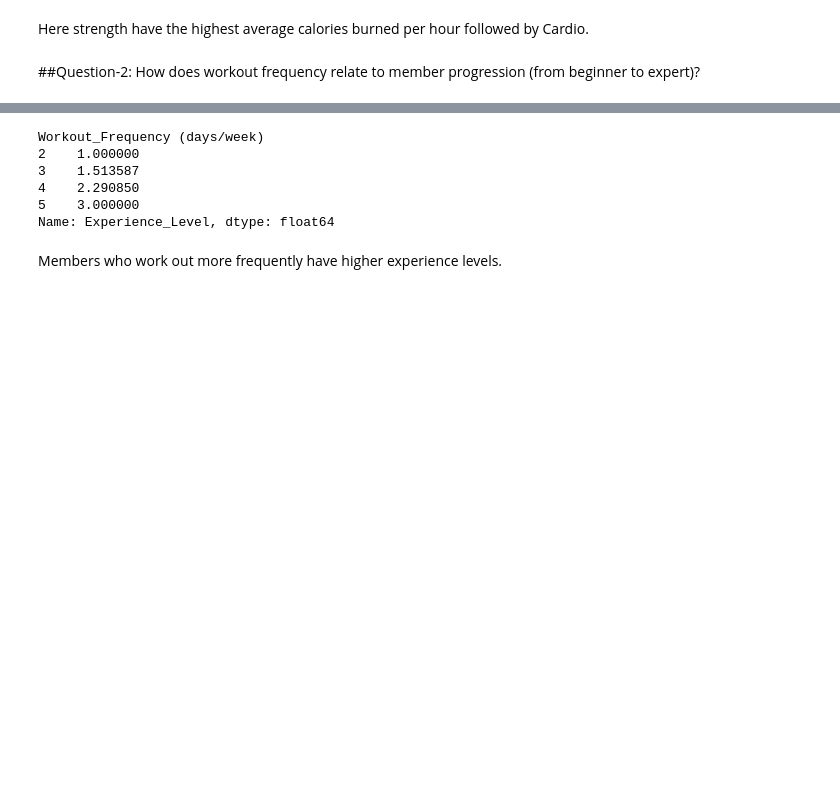
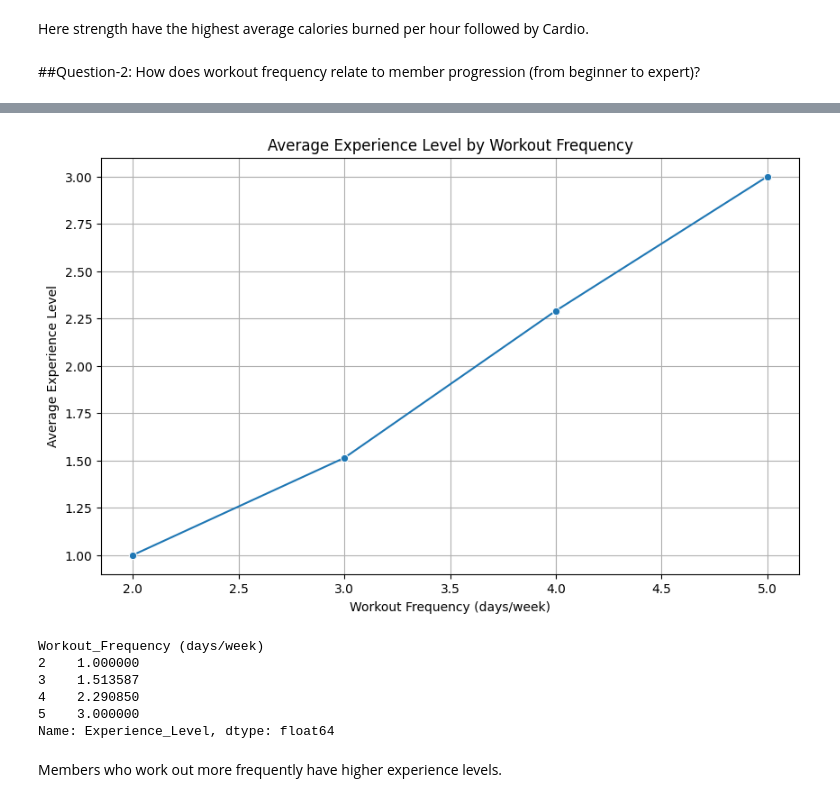
Before and after one commit to meetgoel/ML-Projects, a Jupyter notebook: data-analysis/Data_Analysis_on_Gym_Dataset.ipynb, the cells around one changed output, grey strips where cells are left out. Cells and saved outputs as stored; diff of their text form; code cells hidden in the pictures; blank space fills up the shorter version.

```diff
--- a/data-analysis/Data_Analysis_on_Gym_Dataset.ipynb
+++ b/data-analysis/Data_Analysis_on_Gym_Dataset.ipynb
@@ -187,15 +178,11 @@ Here strength have the highest average calories burned per hour followed by Card
 # %% [markdown]
 ##Question-2: How does workout frequency relate to member progression (from beginner to expert)?
 # %%
-fig = px.line(x=progression_by_frequency.index,
-              y=progression_by_frequency.values,
-              markers=True,
-              title='Average Experience Level by Workout Frequency',
-              labels={'x': 'Workout Frequency (days/week)', 'y': 'Average Experience Level'})
-
-fig.update_layout(width=1000, height=600,
-                  xaxis_title='Workout Frequency (days/week)',
-                  yaxis_title='Average Experience Level')
-
-fig.show()
+plt.figure(figsize=(10, 6))
+sns.lineplot(x=progression_by_frequency.index, y=progression_by_frequency.values, marker='o')
+plt.title('Average Experience Level by Workout Frequency')
+plt.xlabel('Workout Frequency (days/week)')
+plt.ylabel('Average Experience Level')
+plt.grid(True)
+plt.show()
 # %% [output]
@@ -203,3 +189,4 @@ fig.show()
+[figure, added]
 # %%
 print(progression_by_frequency)
 # %% [output]
```
Also changed, not shown: parts of 10 cells of this notebook.
